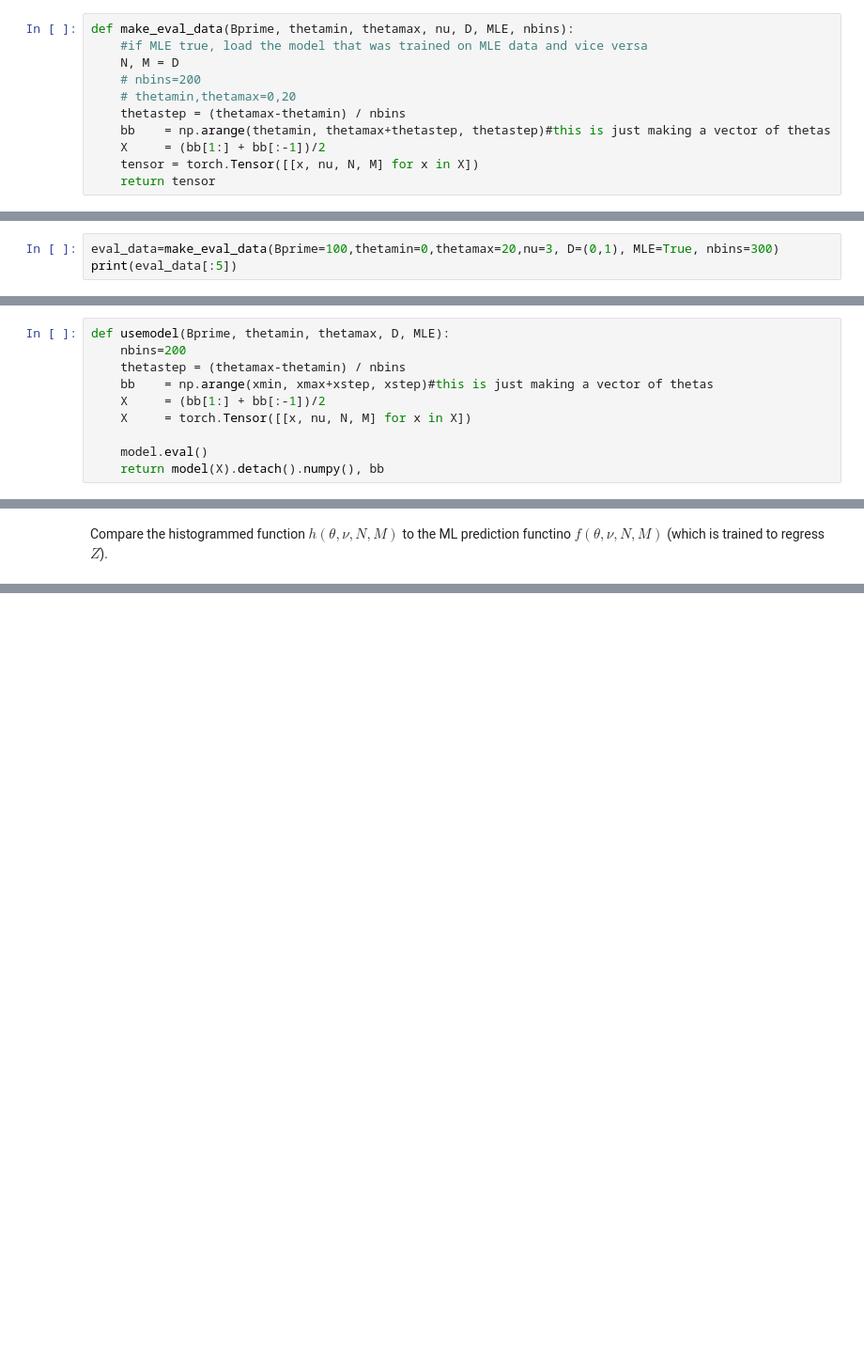
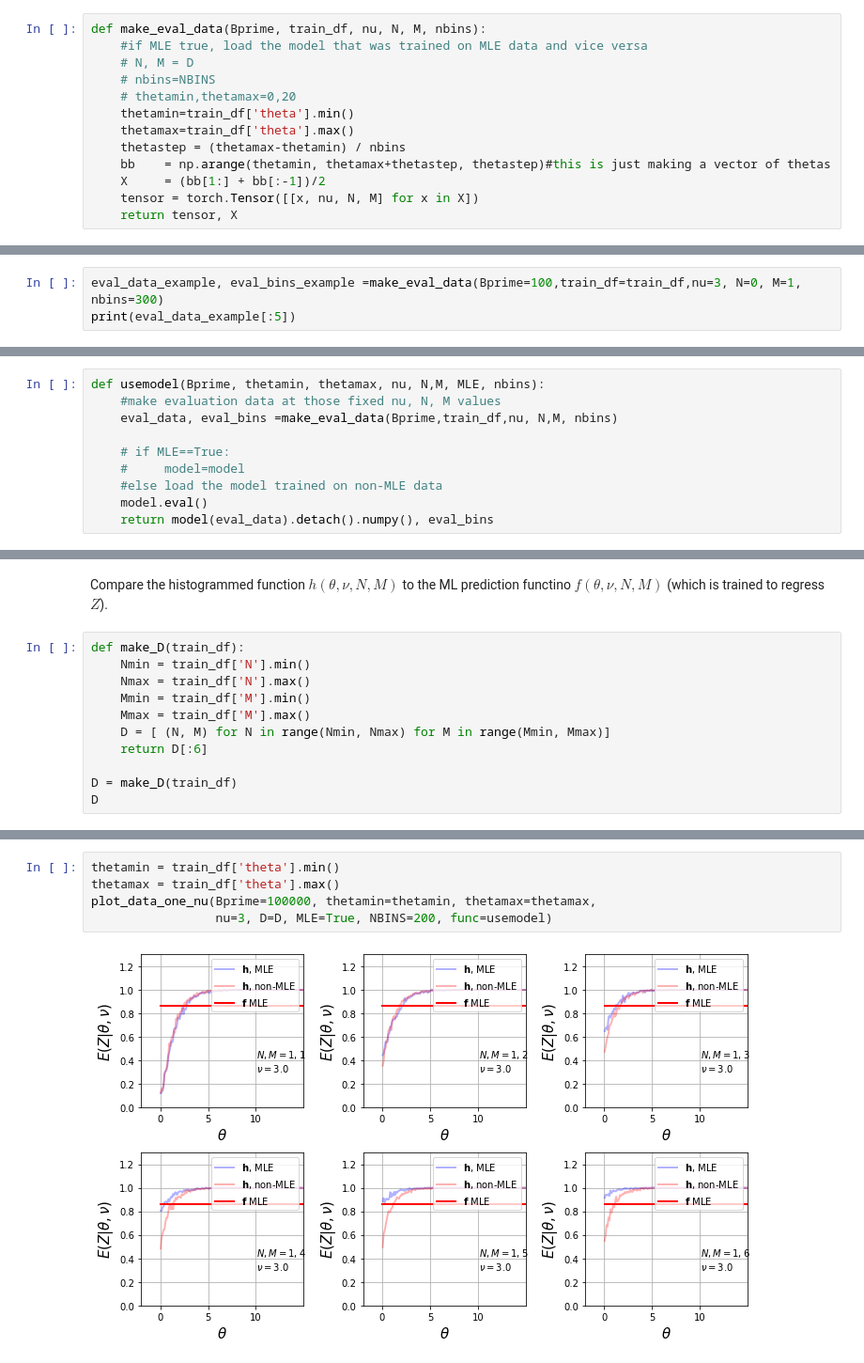
Before and after one commit to AliAlkadhim/LFI_HEP, a Jupyter notebook: Nov.ipynb, the cells around one changed output, grey strips where cells are left out. Shown at 94% size. Drawn from its saved outputs; the diff is of its cells as text; blank space fills up the shorter version.

```diff
--- a/Nov.ipynb
+++ b/Nov.ipynb
@@ -1033,11 +1307,13 @@ array([ 0.05,  0.15,  0.25,  0.35,  0.45,  0.55,  0.65,  0.75,  0.85,
 # %%
-def make_eval_data(Bprime, thetamin, thetamax, nu, D, MLE, nbins):
+def make_eval_data(Bprime, train_df, nu, N, M, nbins):
     #if MLE true, load the model that was trained on MLE data and vice versa
-    N, M = D
-    # nbins=200
+    # N, M = D
+    # nbins=NBINS
     # thetamin,thetamax=0,20
+    thetamin=train_df['theta'].min()
+    thetamax=train_df['theta'].max()
     thetastep = (thetamax-thetamin) / nbins
     bb    = np.arange(thetamin, thetamax+thetastep, thetastep)#this is just making a vector of thetas
     X     = (bb[1:] + bb[:-1])/2
     tensor = torch.Tensor([[x, nu, N, M] for x in X])
-    return tensor
+    return tensor, X
@@ -1044,6 +1322,6 @@ def make_eval_data(Bprime, thetamin, thetamax, nu, D, MLE, nbins):
 # %%
-eval_data=make_eval_data(Bprime=100,thetamin=0,thetamax=20,nu=3, D=(0,1), MLE=True, nbins=300)
-print(eval_data[:5])
+eval_data_example, eval_bins_example =make_eval_data(Bprime=100,train_df=train_df,nu=3, N=0, M=1, nbins=300)
+print(eval_data_example[:5])
 # %% [output]
 tensor([[0.0333, 3.0000, 0.0000, 1.0000],
         [0.1000, 3.0000, 0.0000, 1.0000],
@@ -1067,11 +1335,11 @@ data_2_param.head()
 # %%
-def usemodel(Bprime, thetamin, thetamax, D, MLE):
-    nbins=200
-    thetastep = (thetamax-thetamin) / nbins
-    bb    = np.arange(xmin, xmax+xstep, xstep)#this is just making a vector of thetas
-    X     = (bb[1:] + bb[:-1])/2
-    X     = torch.Tensor([[x, nu, N, M] for x in X])
+def usemodel(Bprime, thetamin, thetamax, nu, N,M, MLE, nbins):
+    #make evaluation data at those fixed nu, N, M values
+    eval_data, eval_bins =make_eval_data(Bprime,train_df,nu, N,M, nbins)
 
+    # if MLE==True:
+    #     model=model
+    #else load the model trained on non-MLE data
     model.eval()
-    return model(X).detach().numpy(), bb
+    return model(eval_data).detach().numpy(), eval_bins
 # %%
@@ -1187,2 +1416,13 @@ NameError: name 'XBINS' is not defined
 # %% [markdown]
 Compare the histogrammed function $h(\theta, \nu, N, M)$ to the ML prediction functino $f(\theta, \nu, N, M)$ (which is trained to regress $Z$).
+# %%
+def make_D(train_df):
+    Nmin = train_df['N'].min()
+    Nmax = train_df['N'].max()
+    Mmin = train_df['M'].min()
+    Mmax = train_df['M'].max()
+    D = [ (N, M) for N in range(Nmin, Nmax) for M in range(Mmin, Mmax)]
+    return D[:6]
+
+D = make_D(train_df)
+D
@@ -1188,0 +1431,7 @@ Compare the histogrammed function $h(\theta, \nu, N, M)$ to the ML prediction fu
+# %%
+thetamin = train_df['theta'].min()
+thetamax = train_df['theta'].max()
+plot_data_one_nu(Bprime=100000, thetamin=thetamin, thetamax=thetamax,
+                 nu=3, D=D, MLE=True, NBINS=200, func=usemodel)
+# %% [output]
+[figure, added]
```
Also changed, not shown: parts of 41 cells of this notebook, 2 other files.
